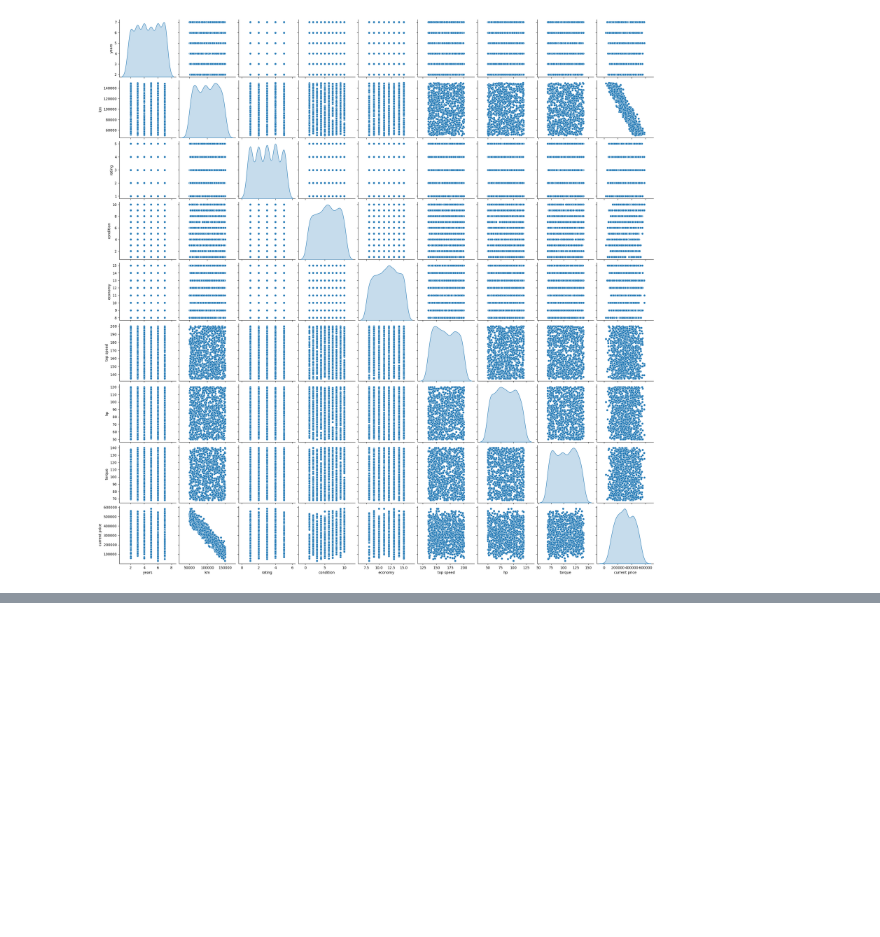
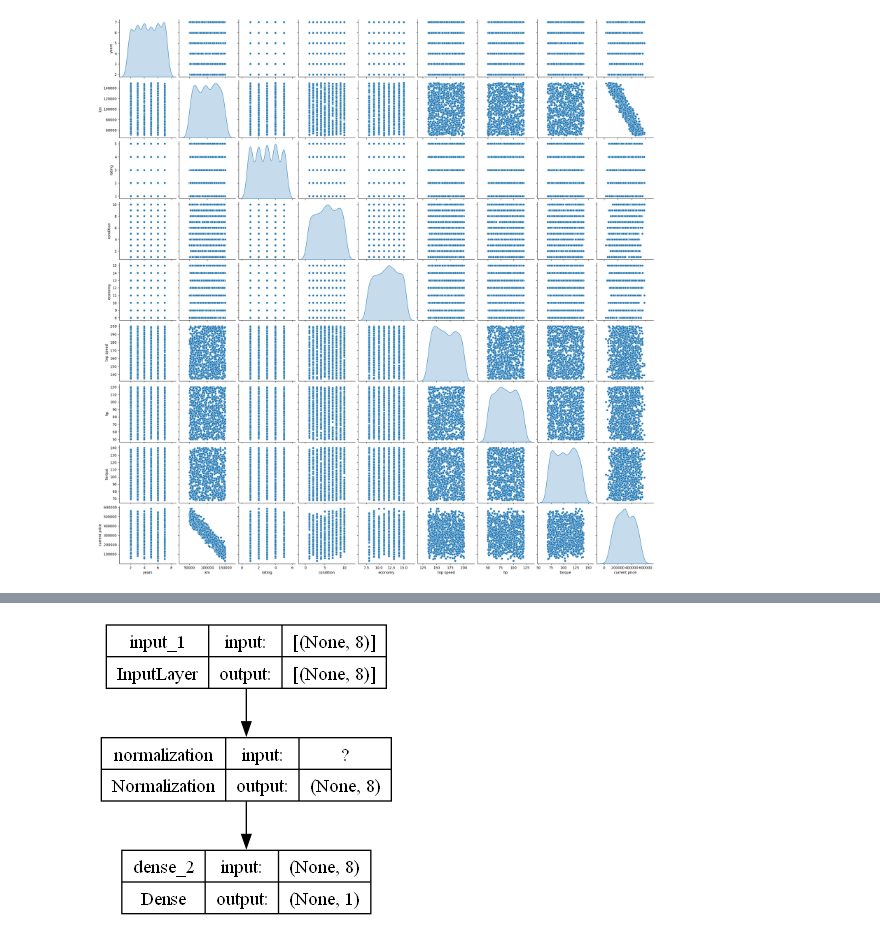
Before and after one commit to PetrovEvgeniy/CarPricePrediction, a Jupyter notebook: test.ipynb, the cells around one changed output, grey strips where cells are left out. Drawn from its saved outputs; the diff is of its cells as text; code cells hidden in the pictures; blank space fills up the shorter version.

Commit message:
Create a sample modell, add model with input layer, normailzer ,output layer

```diff
--- a/test.ipynb
+++ b/test.ipynb
@@ -116,0 +102,9 @@ _________________________________________________________________
+# %%
+from tensorflow.keras.layers import InputLayer
+model = tf.keras.Sequential([
+    InputLayer(input_shape=(8,)), # INPUT layer with 8 batches (features)
+    normalizer, # normalizer layer
+    Dense(1)])  # output layer with 1 OUTPUT batch (target)
+
+
+model.summary()  # show the model summary
@@ -116,0 +126,4 @@ _________________________________________________________________
+# %%
+tf.keras.utils.plot_model(model, to_file='model.png', show_shapes=True)  # plot the model
+# %% [output]
+[figure, added]
```
Also changed, not shown: parts of 8 cells of this notebook, 1 other file.
